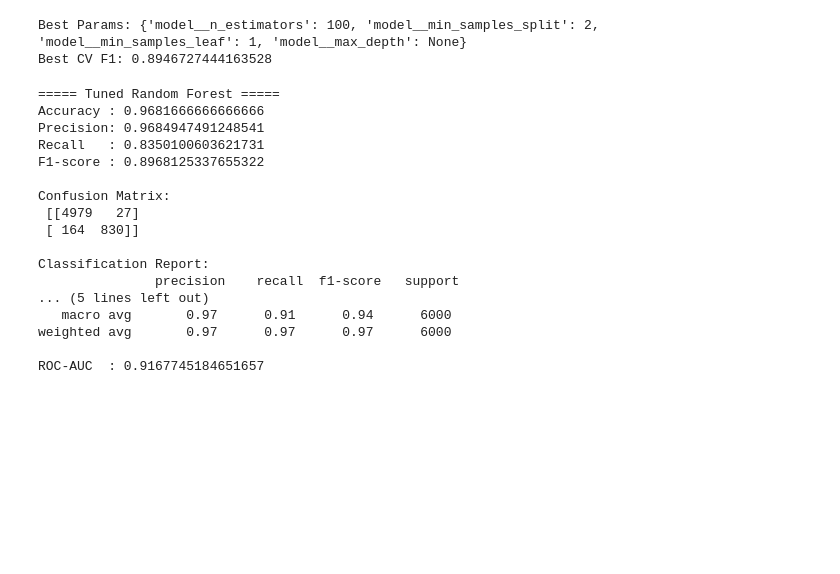
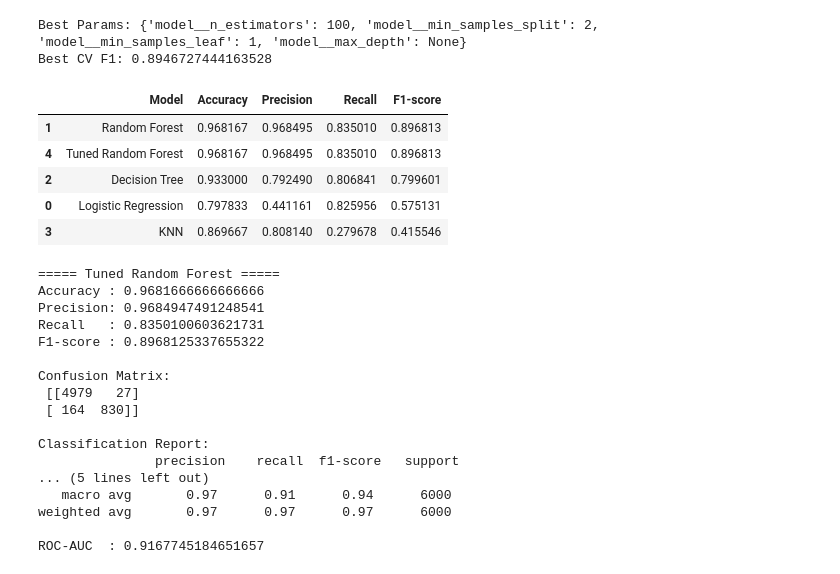
Before and after one commit to ushnasaqib/ml-project, a Jupyter notebook: Chronic_Kidney_Disease_ML_Project.ipynb, the cells around one changed output. Cells and saved outputs as stored; diff of their text form; code cells hidden in the pictures; blank space fills up the shorter version.

```diff
--- a/Chronic_Kidney_Disease_ML_Project.ipynb
+++ b/Chronic_Kidney_Disease_ML_Project.ipynb
@@ -29,8 +28,8 @@ from sklearn.metrics import (
 
 import joblib
 # %%
-# Load dataset (make sure file is in the same folder as notebook)
-df = pd.read_csv("Chronic_Kidney_disease_dataset.csv")
+# Load dataset
+df = pd.read_excel("/content/Chronic_Kidney_disease_dataset.xlsx")
 
 # Quick preview
 print("Dataset shape:", df.shape)
@@ -618,6 +475,37 @@ best_model = random_search.best_estimator_
 # %% [output]
 Best Params: {'model__n_estimators': 100, 'model__min_samples_split': 2, 'model__min_samples_leaf': 1, 'model__max_depth': None}
 Best CV F1: 0.8946727444163528
+# %%
+models = {
+    "Logistic Regression": log_reg_model,
+    "Random Forest": rf_model,
+    "Decision Tree": dt_model,
+    "KNN": knn_model,
+    "Tuned Random Forest": best_model
+}
+
+results = []
+
+for name, model in models.items():
+    y_pred = model.predict(X_test)
+
+    results.append({
+        "Model": name,
+        "Accuracy": accuracy_score(y_test, y_pred),
+        "Precision": precision_score(y_test, y_pred),
+        "Recall": recall_score(y_test, y_pred),
+        "F1-score": f1_score(y_test, y_pred)
+    })
+
+results_df = pd.DataFrame(results)
+results_df.sort_values(by="F1-score", ascending=False)
+# %% [output]
+|  | Model | Accuracy | Precision | Recall | F1-score |
+| 1 | Random Forest | 0.968167 | 0.968495 | 0.835010 | 0.896813 |
+| 4 | Tuned Random Forest | 0.968167 | 0.968495 | 0.835010 | 0.896813 |
+| 2 | Decision Tree | 0.933000 | 0.792490 | 0.806841 | 0.799601 |
+| 0 | Logistic Regression | 0.797833 | 0.441161 | 0.825956 | 0.575131 |
+| 3 | KNN | 0.869667 | 0.808140 | 0.279678 | 0.415546 |
 # %%
 evaluate_model(best_model, X_test, y_test, "Tuned Random Forest")
 # %% [output]
```
Also changed, not shown: parts of 15 cells of this notebook.
